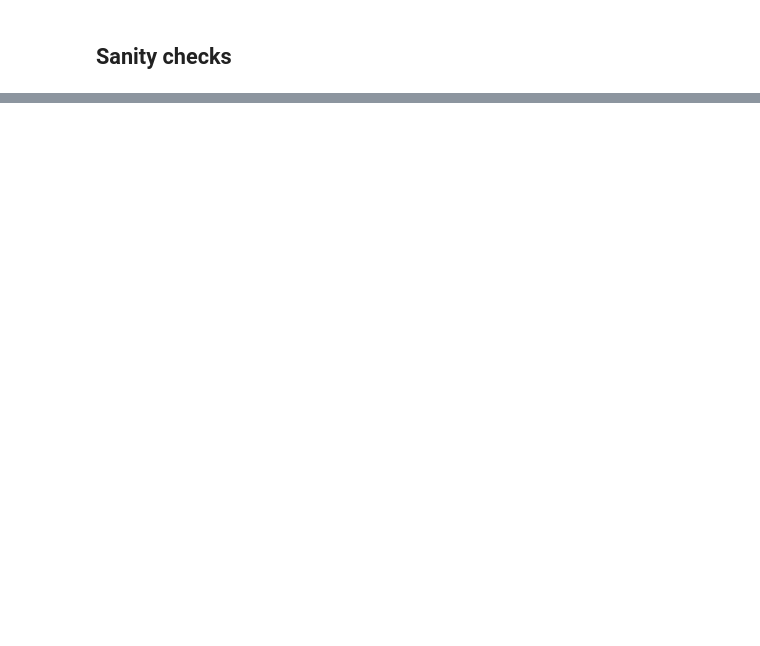
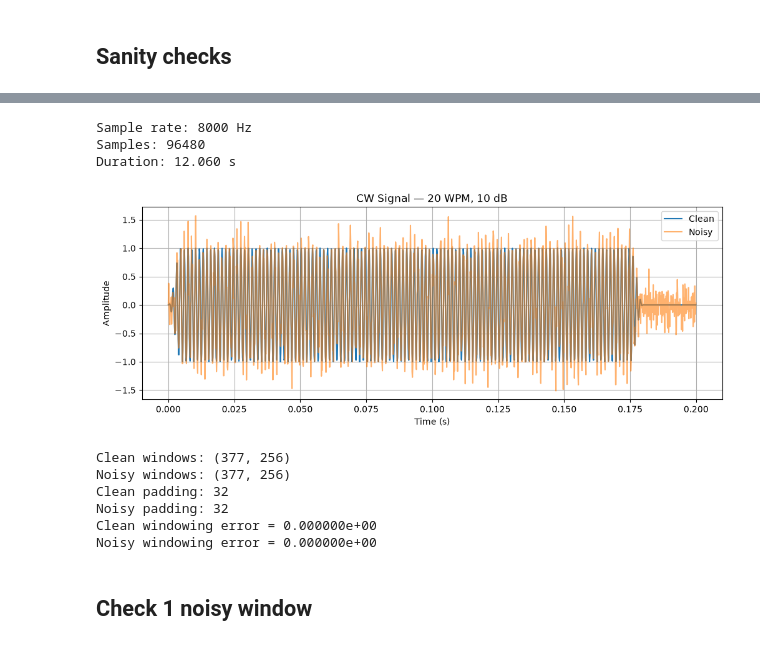
Before and after one commit to AFOEK/QFT-CW, a Jupyter notebook: QFT-CW-Quantum.ipynb, the cells around one changed output, grey strips where cells are left out. Drawn from its saved outputs; the diff is of its cells as text; code cells hidden in the pictures; blank space fills up the shorter version.

Commit message:
Wire up test transforms classical and quantum

```diff
--- a/QFT-CW-Quantum.ipynb
+++ b/QFT-CW-Quantum.ipynb
@@ -401,0 +667,25 @@ ValueError: not enough values to unpack (expected 3, got 2)
+# %%
+test_rows = metadata[(metadata["message_id"] == 0) & (metadata["wpm"] == 20) & (metadata["snr_requested_db"] == 10)]
+print(test_rows)
+
+row = test_rows.iloc[0]
+sample = load_cw_sample(row)
+clean_signal = sample["clean"]
+noisy_signal = sample["noisy"]
+
+print("Text:", row["text"])
+print("Morse:", row["morse"])
+
+print("WPM:", row["wpm"])
+print("Requested SNR:", row["snr_requested_db"])
+print("Actual SNR:", row["snr_actual_db"])
+
+print("Clean shape:", clean_signal.shape)
+print("Noisy shape:", noisy_signal.shape)
+
+print("Clean dtype:", clean_signal.dtype)
+print("Noisy dtype:", noisy_signal.dtype)
+
+
+print("Clean range:", clean_signal.min(), clean_signal.max())
+print("Noisy range:", noisy_signal.min(), noisy_signal.max())
@@ -401,0 +710,49 @@ ValueError: not enough values to unpack (expected 3, got 2)
+# %%
+sample_rate = int(row["sample_rate"])
+duration_s = len(clean_signal) / sample_rate
+print(f"Sample rate: {sample_rate} Hz")
+print(f"Samples: {len(clean_signal)}")
+print(f"Duration: {duration_s:.3f} s")
+# %% [output]
+Sample rate: 8000 Hz
+Samples: 96480
+Duration: 12.060 s
+# %%
+duration_to_plot = 0.20
+num_samples = int(duration_to_plot * sample_rate)
+t = np.arange(num_samples) / sample_rate
+
+plt.figure(figsize=(12, 4))
+plt.plot(t, clean_signal[:num_samples], label="Clean")
+plt.plot(t, noisy_signal[:num_samples], label="Noisy", alpha=0.6)
+plt.xlabel("Time (s)")
+plt.ylabel("Amplitude")
+plt.title(f"CW Signal — {row['wpm']} WPM, " f"{row['snr_requested_db']} dB")
+plt.legend()
+plt.grid(True)
+plt.show()
+# %% [output]
+[figure, added]
+# %%
+clean_windows, clean_pad, clean_length = (split_windows(clean_signal))
+noisy_windows, noisy_pad, noisy_length = (split_windows(noisy_signal))
+print("Clean windows:", clean_windows.shape)
+print("Noisy windows:", noisy_windows.shape)
+print("Clean padding:", clean_pad)
+print("Noisy padding:", noisy_pad)
+
+clean_merged = merge_windows(clean_windows, clean_length)
+noisy_merged = merge_windows(noisy_windows, noisy_length)
+clean_error = np.max(np.abs(clean_signal - clean_merged))
+noisy_error = np.max(np.abs(noisy_signal - noisy_merged))
+print(f"Clean windowing error = {clean_error:.6e}")
+print(f"Noisy windowing error = {noisy_error:.6e}")
+# %% [output]
+Clean windows: (377, 256)
+Noisy windows: (377, 256)
+Clean padding: 32
+Noisy padding: 32
+Clean windowing error = 0.000000e+00
+Noisy windowing error = 0.000000e+00
+# %% [markdown]
+## Check 1 noisy window
```
Also changed, not shown: parts of 18 cells of this notebook.
